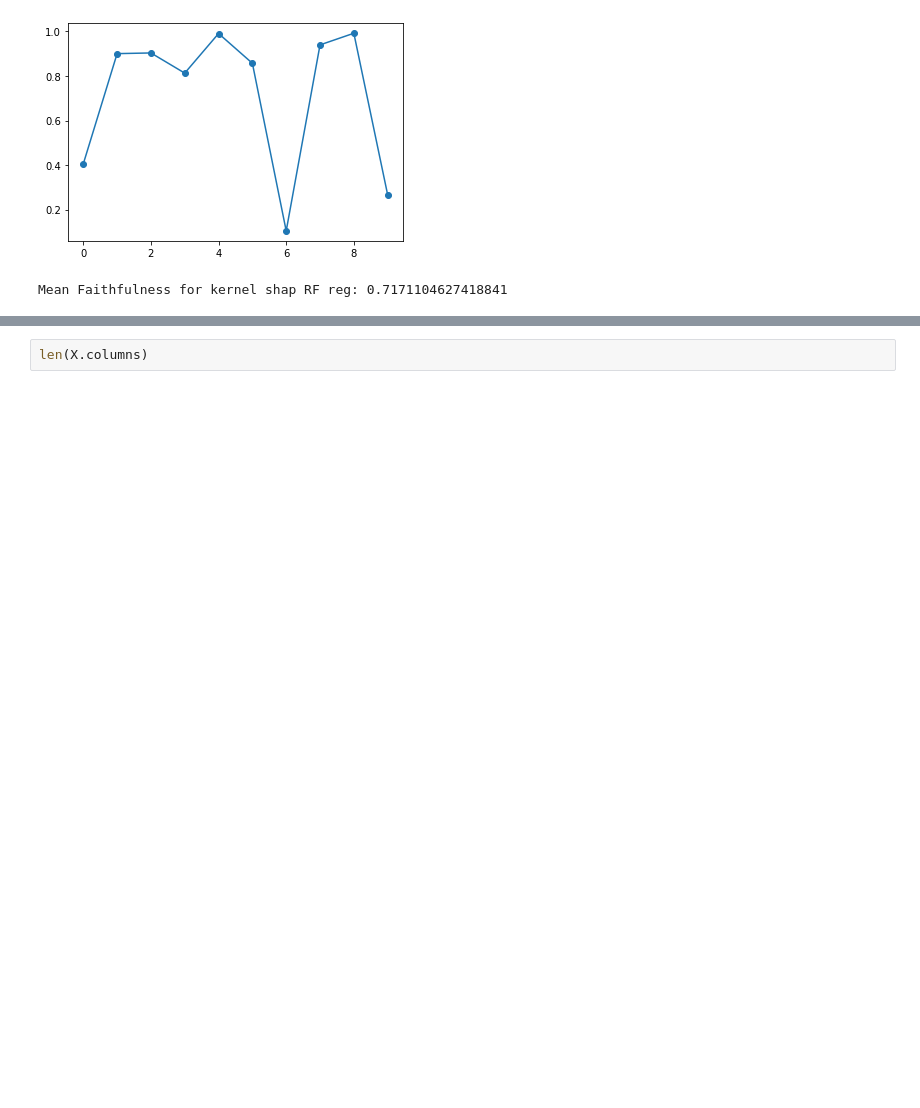
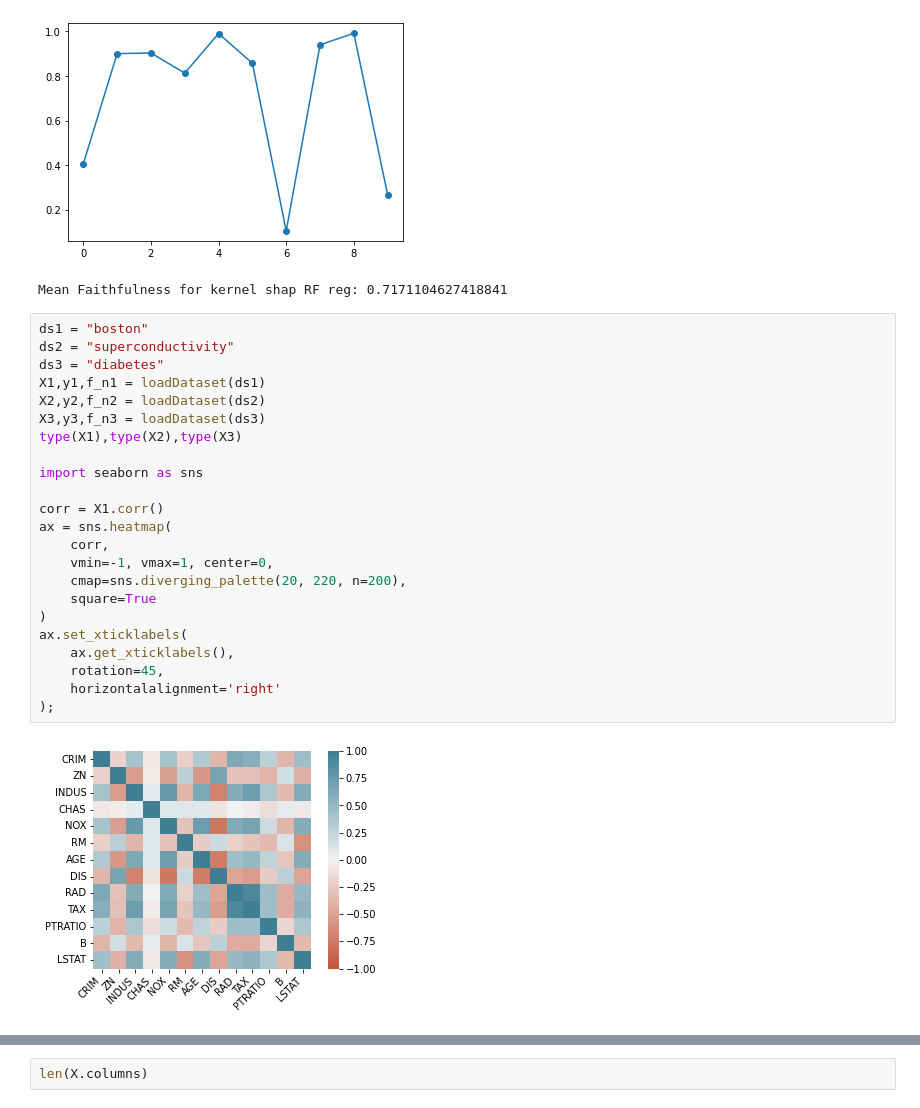
Before and after one commit to tersiteab/ExplainableAI, a Jupyter notebook: semi_organized_BMFinal.ipynb, the cells around one changed output, grey strips where cells are left out. Cells and saved outputs as stored; diff of their text form; blank space fills up the shorter version.

```diff
--- a/semi_organized_BMFinal.ipynb
+++ b/semi_organized_BMFinal.ipynb
@@ -384,3 +416,28 @@ Mean Faithfulness for kernel shap Linear reg: 0.9225862261987915
 Mean Faithfulness for shap RF reg: 0.8088787411436966
 [figure]
 Mean Faithfulness for kernel shap RF reg: 0.7171104627418841
+# %%
+ds1 = "boston"
+ds2 = "superconductivity"
+ds3 = "diabetes"
+X1,y1,f_n1 = loadDataset(ds1)
+X2,y2,f_n2 = loadDataset(ds2)
+X3,y3,f_n3 = loadDataset(ds3)
+type(X1),type(X2),type(X3)
+
+import seaborn as sns
+
+corr = X1.corr()
+ax = sns.heatmap(
+    corr,
+    vmin=-1, vmax=1, center=0,
+    cmap=sns.diverging_palette(20, 220, n=200),
+    square=True
+)
+ax.set_xticklabels(
+    ax.get_xticklabels(),
+    rotation=45,
+    horizontalalignment='right'
+);
+# %% [output]
+[figure, added]
```
Also changed, not shown: parts of 26 cells of this notebook, 6 other files.
